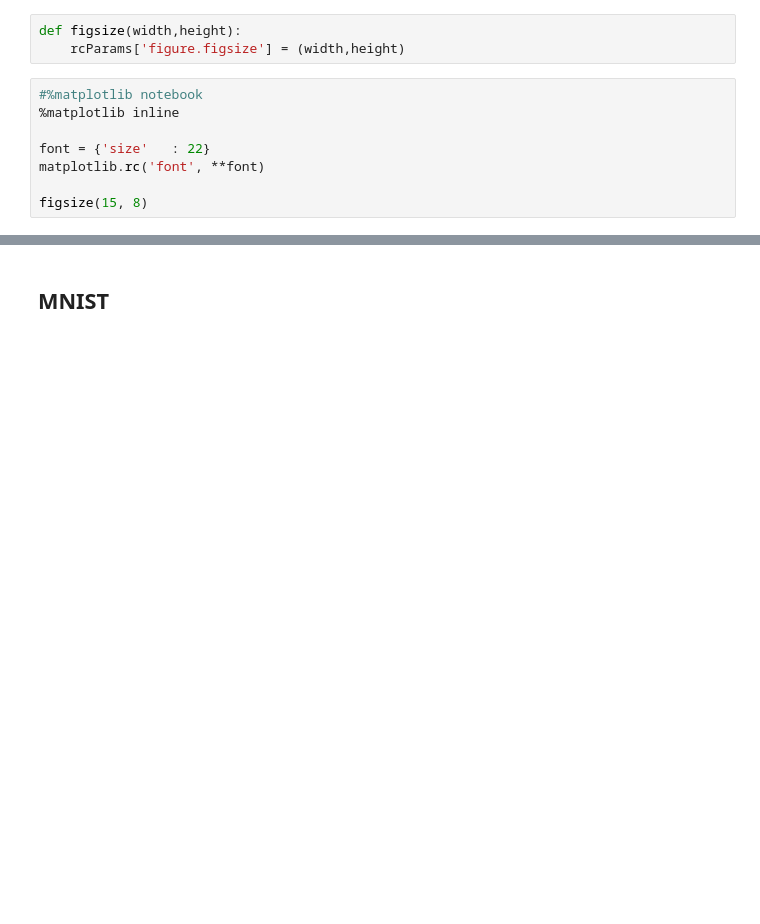
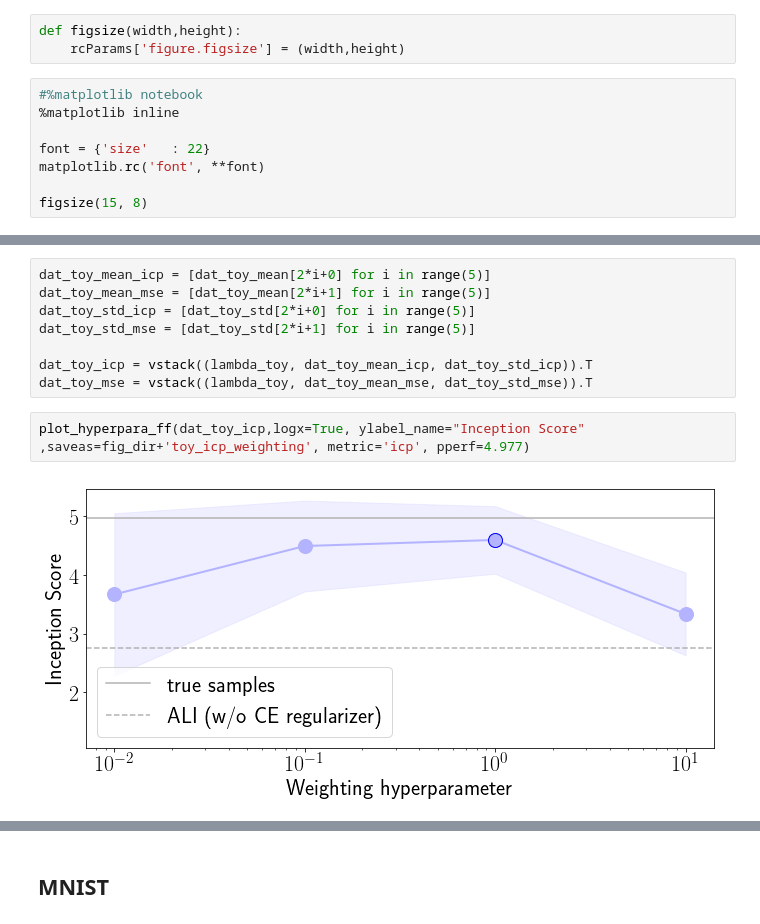
Before and after one commit to ChunyuanLI/ALICE, a Jupyter notebook: plot_generation/alice_plots.ipynb, the cells around one changed output, grey strips where cells are left out. Drawn from its saved outputs; the diff is of its cells as text; blank space fills up the shorter version.

```diff
--- a/plot_generation/alice_plots.ipynb
+++ b/plot_generation/alice_plots.ipynb
@@ -18,0 +108,12 @@ figsize(15, 8)
+# %%
+dat_toy_mean_icp = [dat_toy_mean[2*i+0] for i in range(5)]
+dat_toy_mean_mse = [dat_toy_mean[2*i+1] for i in range(5)]
+dat_toy_std_icp = [dat_toy_std[2*i+0] for i in range(5)]
+dat_toy_std_mse = [dat_toy_std[2*i+1] for i in range(5)]
+
+dat_toy_icp = vstack((lambda_toy, dat_toy_mean_icp, dat_toy_std_icp)).T
+dat_toy_mse = vstack((lambda_toy, dat_toy_mean_mse, dat_toy_std_mse)).T
+# %%
+plot_hyperpara_ff(dat_toy_icp,logx=True, ylabel_name="Inception Score" ,saveas=fig_dir+'toy_icp_weighting', metric='icp', pperf=4.977)
+# %% [output]
+[figure, added]
```
Also changed, not shown: parts of 14 cells of this notebook, 6 other files.
